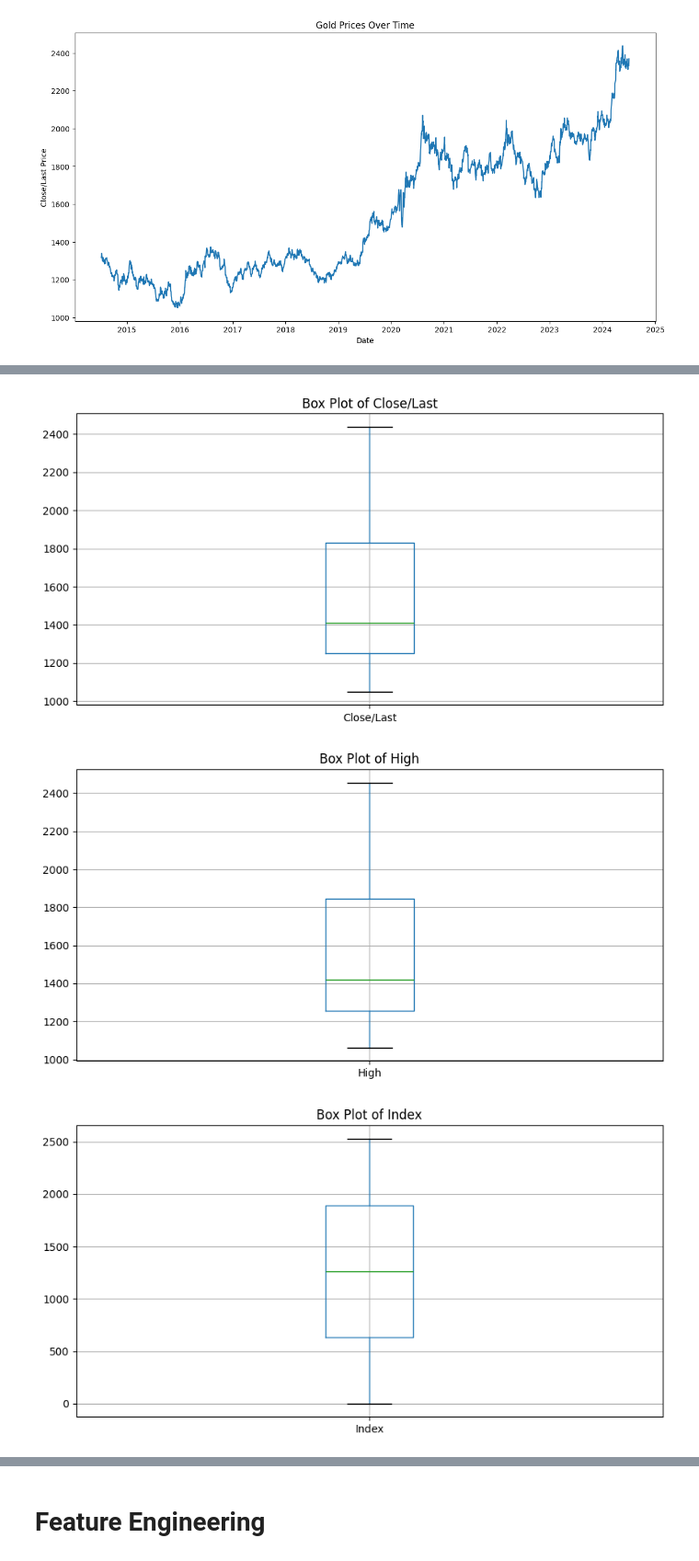
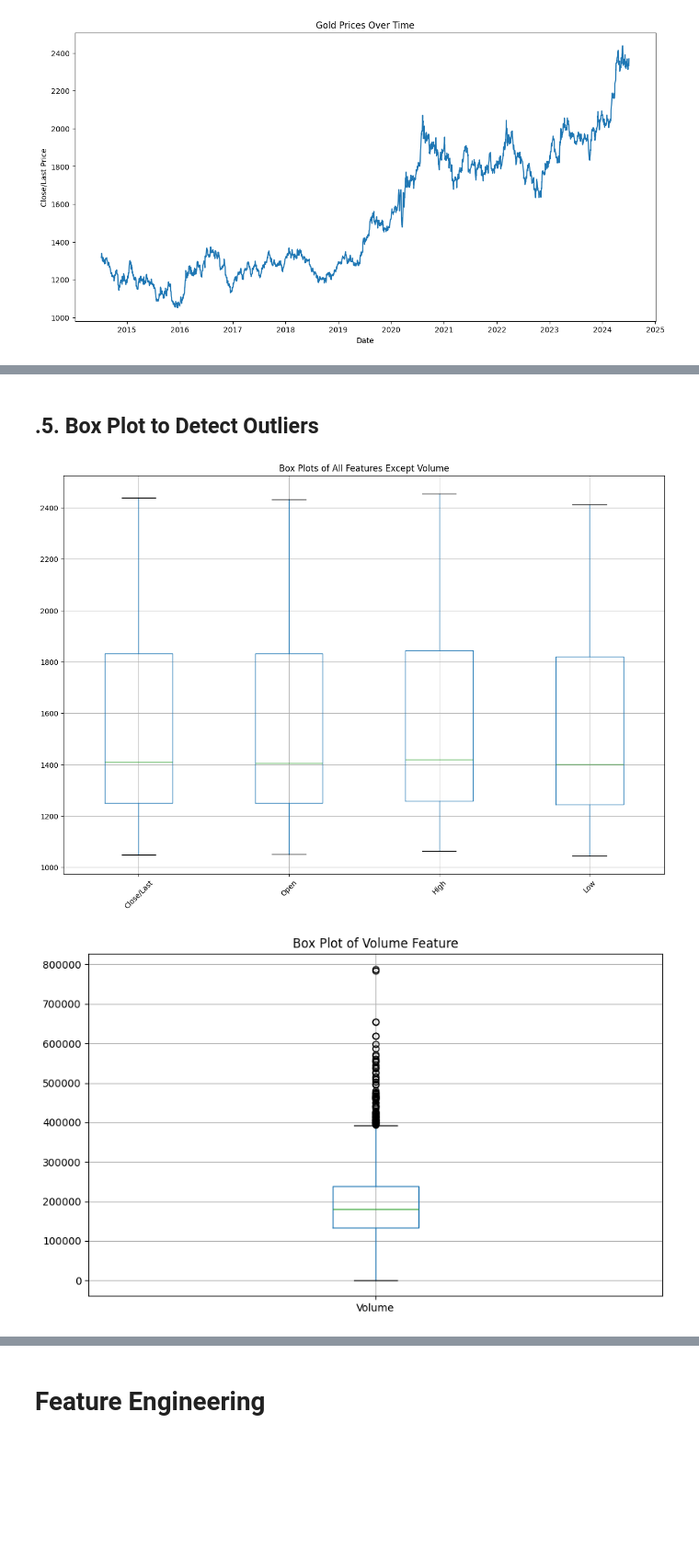
Before and after one commit to Vaquita-AI/Gold-Price-Prediction, a Jupyter notebook: Main.ipynb, the cells around one changed output, grey strips where cells are left out. Shown at 92% size. Saved outputs shown, nothing was run; the diff lists cells and outputs as text; code cells hidden in the pictures; blank space fills up the shorter version.

```diff
--- a/Main.ipynb
+++ b/Main.ipynb
@@ -298,6 +26,7 @@ df = pd.read_csv('goldstock.csv')
 print(df.head(5))
 
 df['Date'] = pd.to_datetime(df['Date'], dayfirst=True) # Convert Date column into a common format
+df = df.sort_values('Date')
 df.set_index('Date', inplace=True) # Set it as the index
 df = df.drop('Index', axis=1)
 
@@ -410,15 +107,16 @@ MA_200      0.958394  0.962508  1.000000
+# %% [markdown]
+## .5. Box Plot to Detect Outliers
 # %%
+plt.figure(figsize=(15, 10))
+df.boxplot(column=[col for col in df.columns if col != 'Volume'])
+plt.title('Box Plots of All Features Except Volume')
+plt.xticks(rotation=45)
+plt.show()
 
-# List of features to plot
-features = df.columns.difference(['Date'])
-
-# Plot box plots for each feature separately
-for feature in features:
-    plt.figure(figsize=(10, 5))
-    df.boxplot(column=[feature])
-    plt.title(f'Box Plot of {feature}')
-    plt.show()
+plt.figure(figsize=(10, 6))
+df.boxplot(column=['Volume'])
+plt.title('Box Plot of Volume Feature')
+plt.show()
 # %% [output]
-[figure, old version]
+[figure, new version]
-[figure, old version]
+[figure, new version]
-[figure, removed]
```
Also changed, not shown: parts of 42 cells of this notebook.
